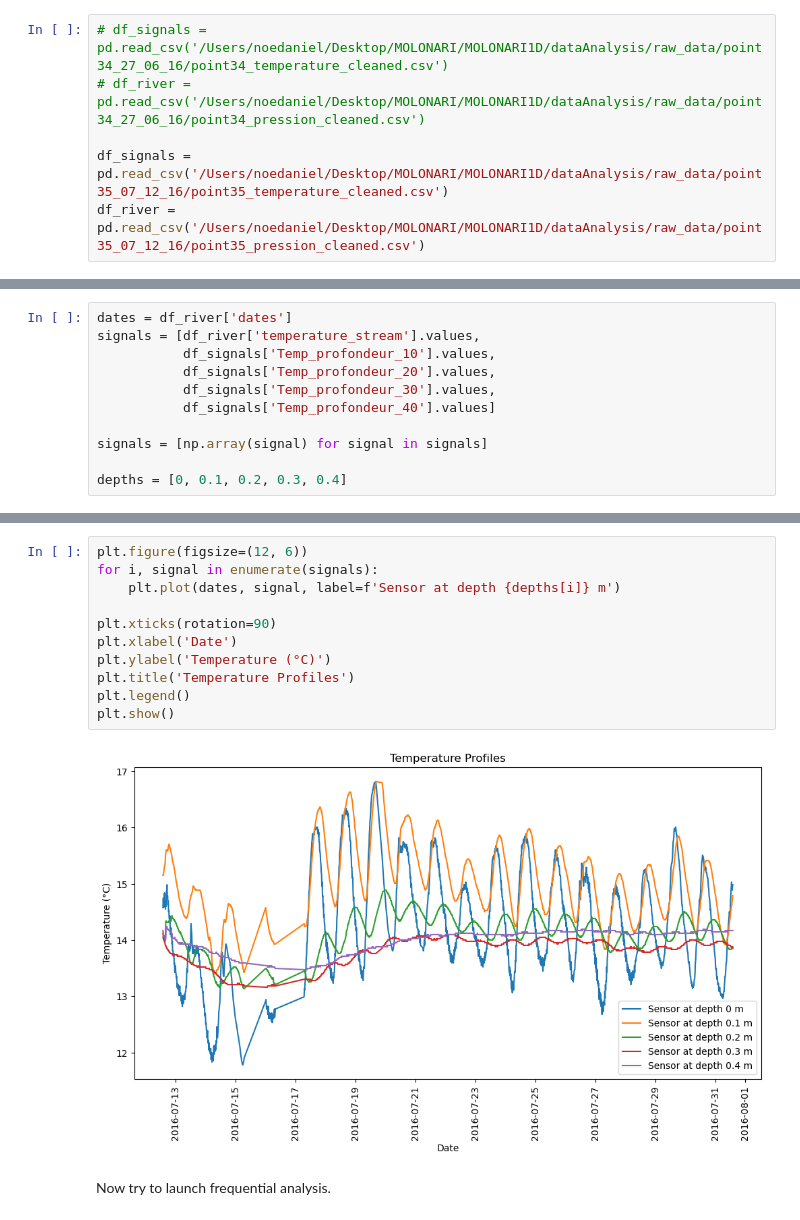
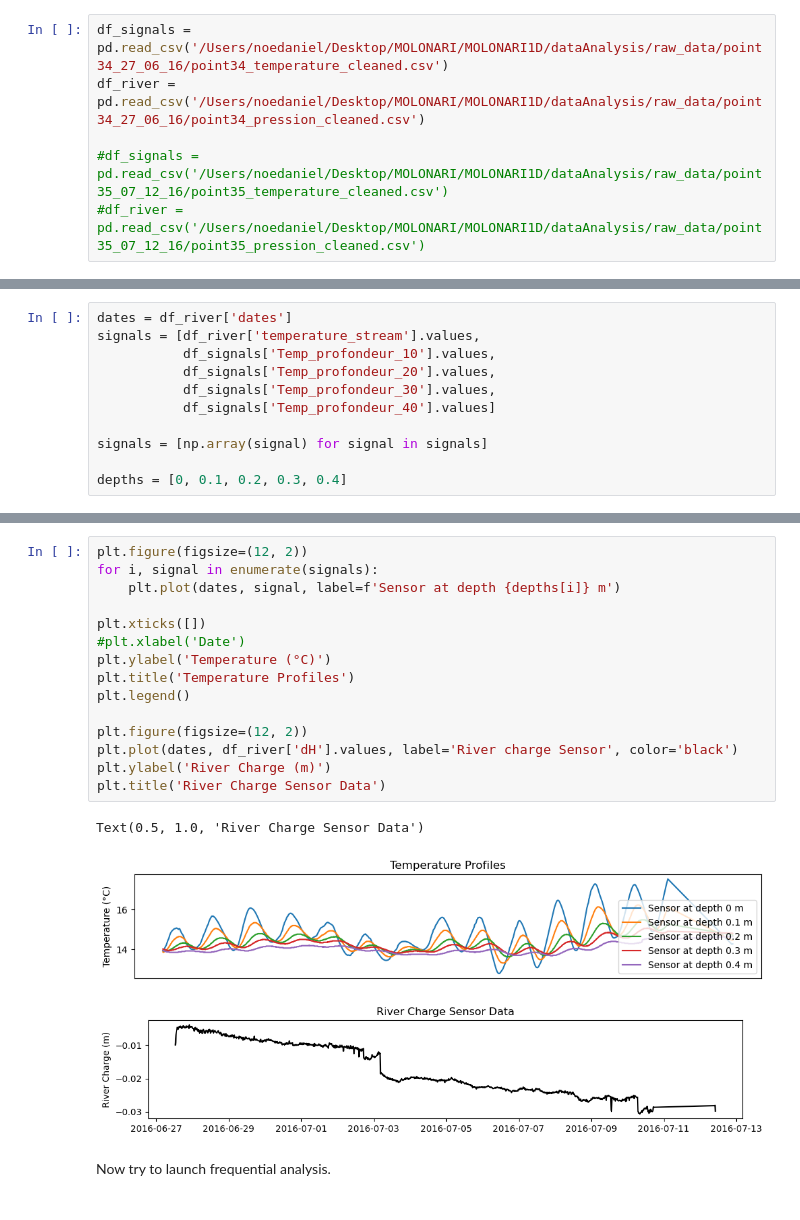
Before and after one commit to flipoyo/MOLONARI1D, a Jupyter notebook: freq_analysis/real_data_1D.ipynb, the cells around one changed output, grey strips where cells are left out. Cells and saved outputs as stored; diff of their text form.

Commit message:
comparaison real data

```diff
--- a/freq_analysis/real_data_1D.ipynb
+++ b/freq_analysis/real_data_1D.ipynb
@@ -16,11 +16,11 @@ Using phase decay and amplitude attenuation with depth, we'll retrieve kappa_e a
 -------------------------------------
 Please use set_inputs(...) to provide the necessary data before analysis.
 # %%
-# df_signals = pd.read_csv('/Users/noedaniel/Desktop/MOLONARI/MOLONARI1D/dataAnalysis/raw_data/point34_27_06_16/point34_temperature_cleaned.csv')
-# df_river = pd.read_csv('/Users/noedaniel/Desktop/MOLONARI/MOLONARI1D/dataAnalysis/raw_data/point34_27_06_16/point34_pression_cleaned.csv')
+df_signals = pd.read_csv('/Users/noedaniel/Desktop/MOLONARI/MOLONARI1D/dataAnalysis/raw_data/point34_27_06_16/point34_temperature_cleaned.csv')
+df_river = pd.read_csv('/Users/noedaniel/Desktop/MOLONARI/MOLONARI1D/dataAnalysis/raw_data/point34_27_06_16/point34_pression_cleaned.csv')
 
-df_signals = pd.read_csv('/Users/noedaniel/Desktop/MOLONARI/MOLONARI1D/dataAnalysis/raw_data/point35_07_12_16/point35_temperature_cleaned.csv')
-df_river = pd.read_csv('/Users/noedaniel/Desktop/MOLONARI/MOLONARI1D/dataAnalysis/raw_data/point35_07_12_16/point35_pression_cleaned.csv')
+#df_signals = pd.read_csv('/Users/noedaniel/Desktop/MOLONARI/MOLONARI1D/dataAnalysis/raw_data/point35_07_12_16/point35_temperature_cleaned.csv')
+#df_river = pd.read_csv('/Users/noedaniel/Desktop/MOLONARI/MOLONARI1D/dataAnalysis/raw_data/point35_07_12_16/point35_pression_cleaned.csv')
 # %%
 df_signals
 # %% [output]
@@ -226,16 +242,22 @@ depths = [0, 0.1, 0.2, 0.3, 0.4]
 # %%
-plt.figure(figsize=(12, 6))
+plt.figure(figsize=(12, 2))
 for i, signal in enumerate(signals):
     plt.plot(dates, signal, label=f'Sensor at depth {depths[i]} m')
 
-plt.xticks(rotation=90)
-plt.xlabel('Date')
+plt.xticks([])
+#plt.xlabel('Date')
 plt.ylabel('Temperature (°C)')
 plt.title('Temperature Profiles')
 plt.legend()
-plt.show()
+
+plt.figure(figsize=(12, 2))
+plt.plot(dates, df_river['dH'].values, label='River charge Sensor', color='black')
+plt.ylabel('River Charge (m)')
+plt.title('River Charge Sensor Data')
 # %% [output]
+Text(0.5, 1.0, 'River Charge Sensor Data')
-[figure, old version]
+[figure, new version]
+[figure, added]
 # %% [markdown]
 Now try to launch frequential analysis.
 # %%
```
Also changed, not shown: parts of 26 cells of this notebook, 2 other files.
